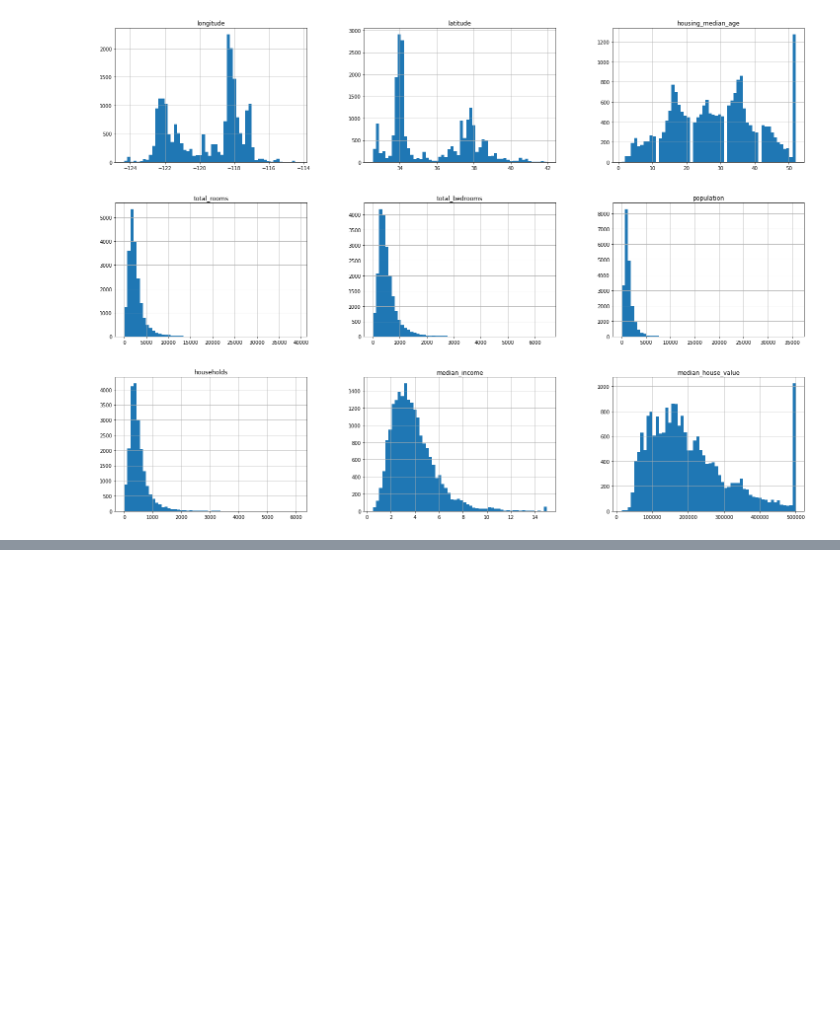
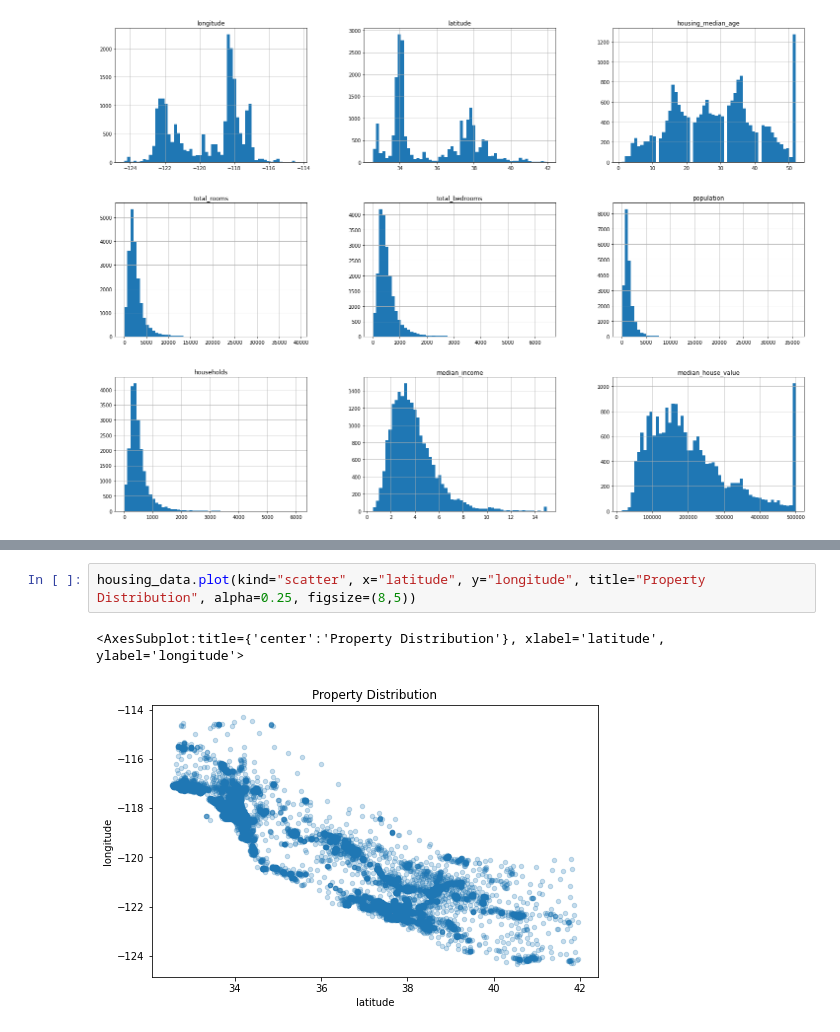
Before and after one commit to brandon-debruyn/project_machine_learning, a Jupyter notebook: california_housing_prices_1990/main.ipynb, the cells around one changed output, grey strips where cells are left out. Saved outputs shown, nothing was run; the diff lists cells and outputs as text; blank space fills up the shorter version.

```diff
--- a/california_housing_prices_1990/main.ipynb
+++ b/california_housing_prices_1990/main.ipynb
@@ -127,0 +124,5 @@ axs.bar(housing_data["ocean_proximity"].value_counts().index, housing_data["ocea
+# %%
+housing_data.plot(kind="scatter", x="latitude", y="longitude", title="Property Distribution", alpha=0.25, figsize=(8,5))
+# %% [output]
+<AxesSubplot:title={'center':'Property Distribution'}, xlabel='latitude', ylabel='longitude'>
+[figure, added]
```
Also changed, not shown: parts of 2 cells of this notebook.
